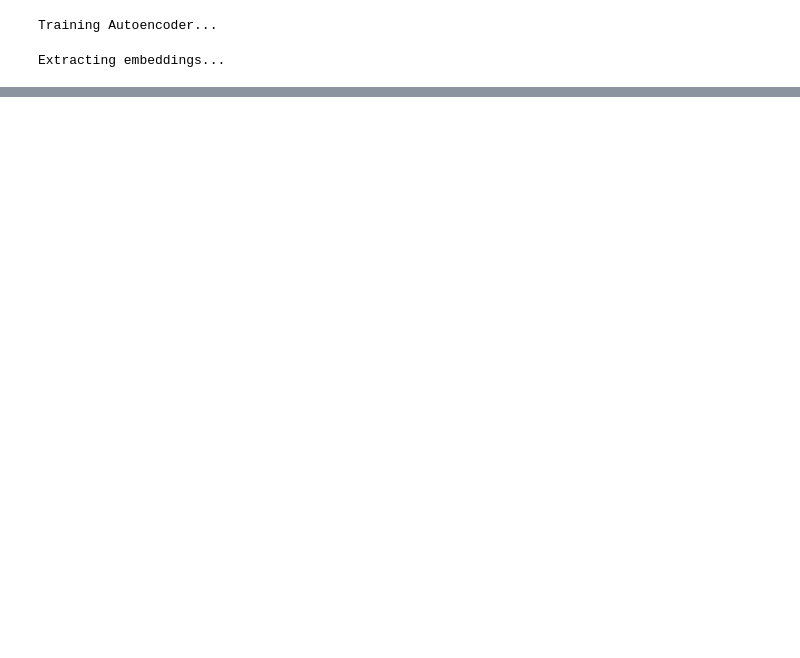
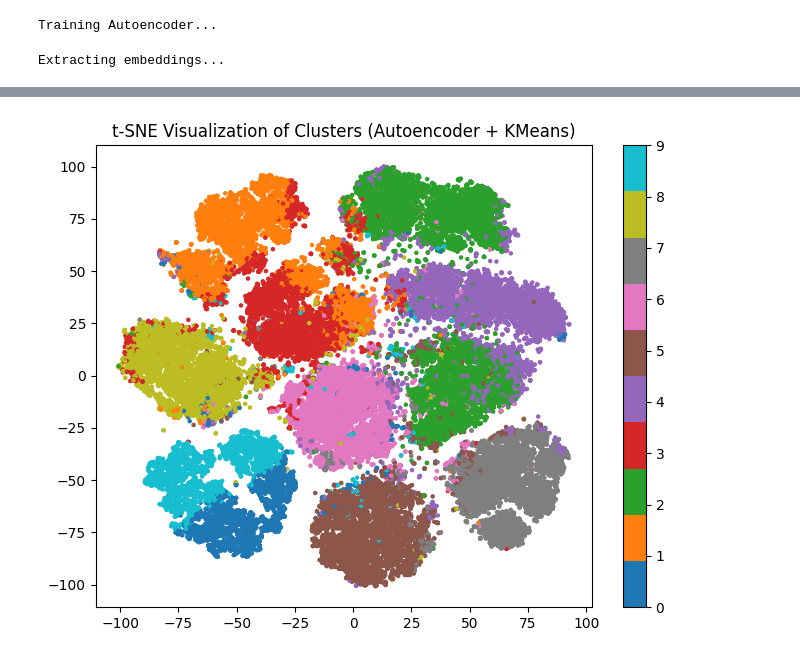
Before and after one commit to Magferat/Clustering-with-Neural-Networks, a Jupyter notebook: Aoutoencoder_Kmeans.ipynb, the cells around one changed output, grey strips where cells are left out. Cells and saved outputs as stored; diff of their text form; code cells hidden in the pictures; blank space fills up the shorter version.

```diff
--- a/Aoutoencoder_Kmeans.ipynb
+++ b/Aoutoencoder_Kmeans.ipynb
@@ -156,3 +134,15 @@ Calinski-Harabasz Index: 5312.0005
+# %%
+# t-SNE visualization
+tsne = TSNE(n_components=2, random_state=42)
+reduced = tsne.fit_transform(embeddings)
+
+plt.figure(figsize=(8, 6))
+plt.scatter(reduced[:, 0], reduced[:, 1], c=preds, cmap='tab10', s=5)
+plt.title("t-SNE Visualization of Clusters (Autoencoder + KMeans)")
+plt.colorbar()
+plt.show()
+# %% [output]
+[figure, added]
 # %%
 import pickle
 
```
Also changed, not shown: parts of 3 cells of this notebook.
